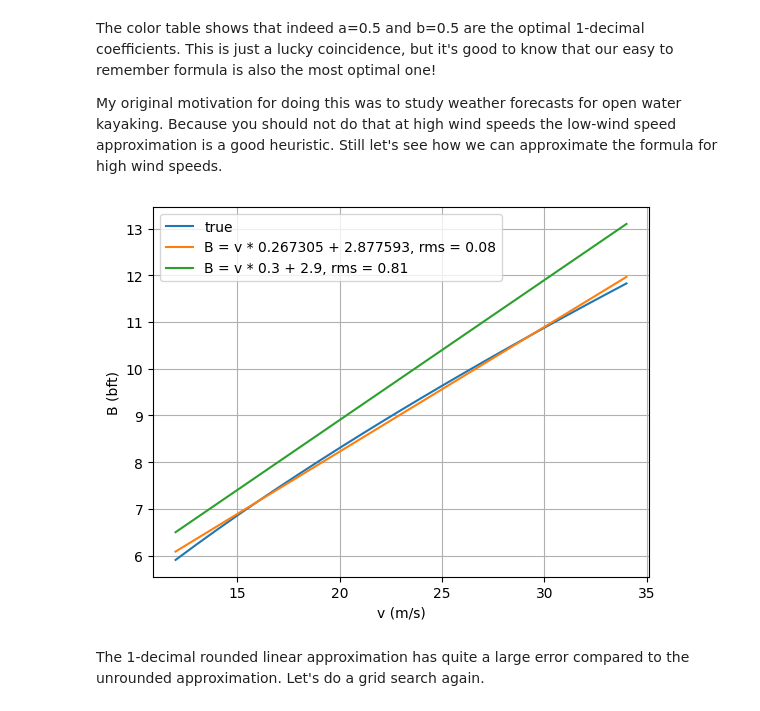
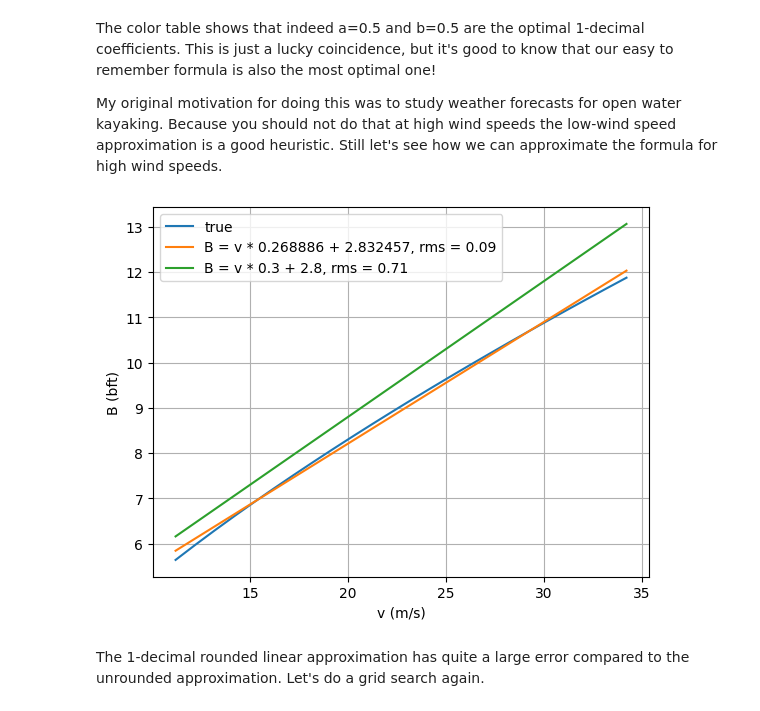
Before and after one commit to LaurensHogeweg/WindConversion, a Jupyter notebook: beaufort.ipynb, the cells around one changed output. Saved outputs shown, nothing was run; the diff lists cells and outputs as text; code cells hidden in the pictures.

```diff
--- a/beaufort.ipynb
+++ b/beaufort.ipynb
@@ -138,24 +140,24 @@ The color table shows that indeed a=0.5 and b=0.5 are the optimal 1-decimal coef
 
 My original motivation for doing this was to study weather forecasts for open water kayaking. Because you should not do that at high wind speeds the low-wind speed approximation is a good heuristic. Still let's see how we can approximate the formula for high wind speeds.
 # %%
-vv = np.arange(12, 35)
+vv = np.arange(11.2, 35)
 bb = ms_to_bft(vv)
 fig, ax = plt.subplots()
 ax.plot(vv, bb, label="true")
 a, b = np.polyfit(vv, bb, 1)
 approx = vv * a + b
 
 ax.plot(vv, approx, label=f"B = v * {a:.6f} + {b:.6f}, rms = {root_mean_square(approx, bb) :.2f}")
 a = np.round(a, 1)
 b = np.round(b, 1)
 approx = vv * a + b
 ax.plot(vv, approx, label=f"B = v * {a} + {b}, rms = {root_mean_square(approx, bb) :.2f}")
 ax.legend()
 ax.set_xlabel("v (m/s)")
 ax.set_ylabel("B (bft)")
 ax.grid()
 # %% [output]
-[figure, old version]
+[figure, new version]
 # %% [markdown]
 The 1-decimal rounded linear approximation has quite a large error compared to the unrounded approximation. Let's do a grid search again.
 # %%
```
Also changed, not shown: parts of 6 cells of this notebook.
